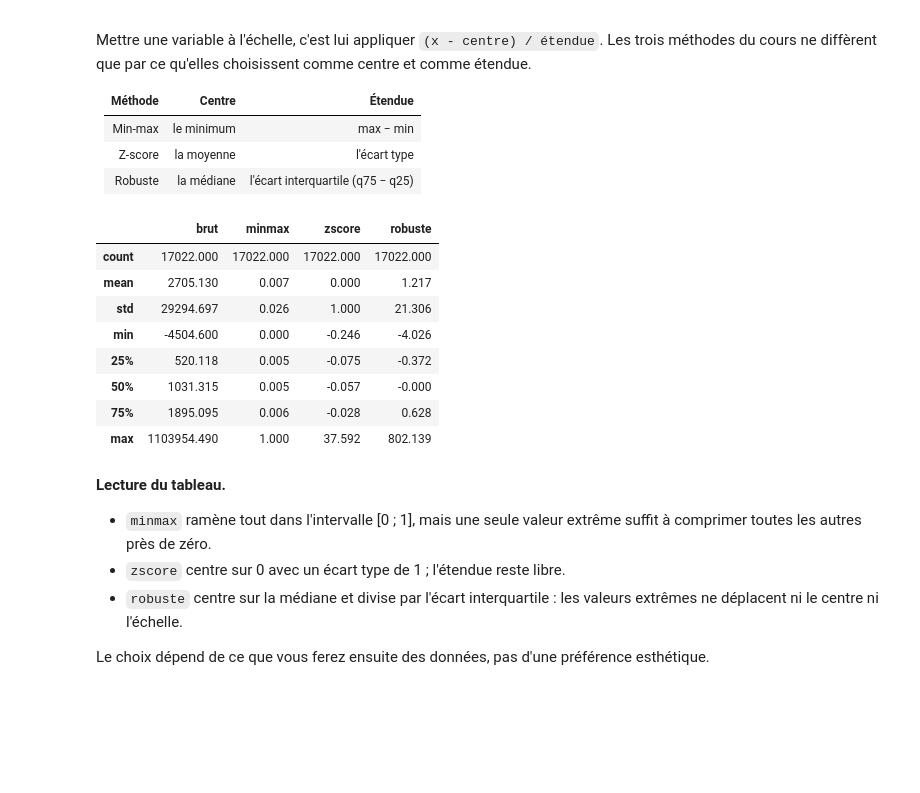
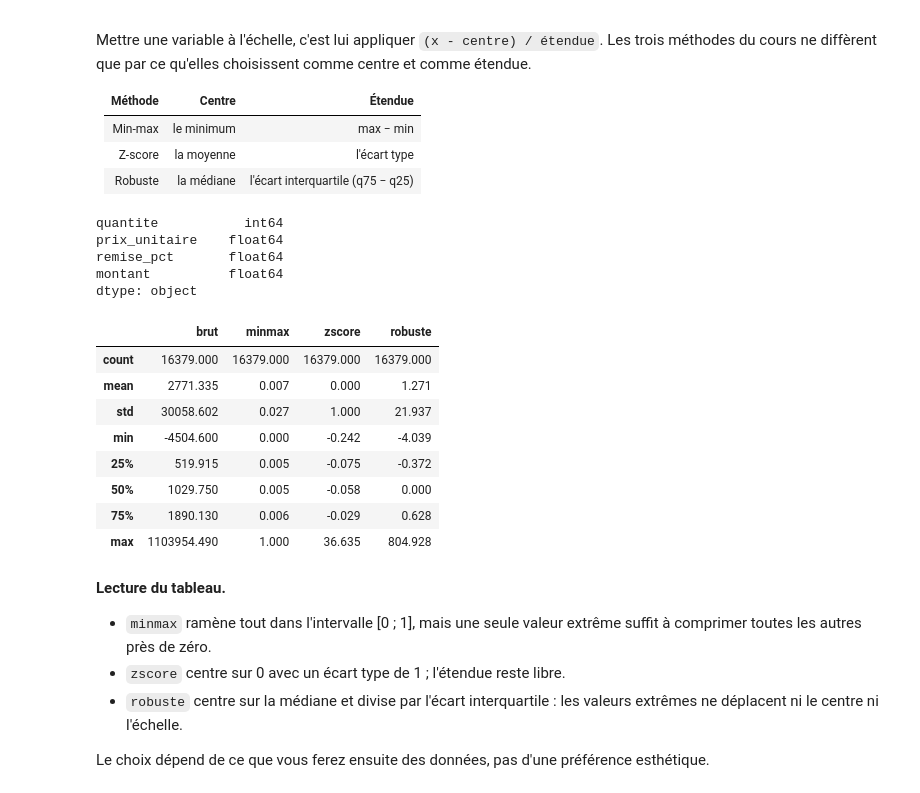
Before and after one commit to saidouibrahim/cour-environnement-pandas-numpy, a Jupyter notebook: notebooks/04_transformation_encodage.ipynb, the cells around one changed output. Drawn from its saved outputs; the diff is of its cells as text; code cells hidden in the pictures; blank space fills up the shorter version.

```diff
--- a/notebooks/04_transformation_encodage.ipynb
+++ b/notebooks/04_transformation_encodage.ipynb
@@ -129,28 +127,42 @@ méthodes du cours ne diffèrent que par ce qu'elles choisissent comme centre et
 | Z-score | la moyenne | l'écart type |
 | Robuste | la médiane | l'écart interquartile (q75 − q25) |
 # %%
+# On crée 'montant' s'il manque (le fichier de la séance 3 ne le contient pas)
+for col in ['quantite', 'prix_unitaire', 'remise_pct']:
+    sales[col] = pd.to_numeric(sales[col], errors='coerce')
+
+# On (re)calcule 'montant' à partir des colonnes numériques
+sales['montant'] = sales['quantite'] * sales['prix_unitaire']
+
+print(sales[['quantite', 'prix_unitaire', 'remise_pct', 'montant']].dtypes)
+
 amount = sales['montant'].dropna()
 
 # Les trois formules, écrites directement. Aucune bibliothèque nouvelle.
 minmax = (amount - amount.min()) / (amount.max() - amount.min())
 zscore = (amount - amount.mean()) / amount.std()
 
 q25, q75 = amount.quantile([0.25, 0.75])
 robuste = (amount - amount.median()) / (q75 - q25)
 
 scaled = pd.DataFrame({'brut': amount, 'minmax': minmax,
                        'zscore': zscore, 'robuste': robuste})
 scaled.describe().round(3)
 # %% [output]
+quantite           int64
+prix_unitaire    float64
+remise_pct       float64
+montant          float64
+dtype: object
 |  | brut | minmax | zscore | robuste |
-| count | 17022.000 | 17022.000 | 17022.000 | 17022.000 |
-| mean | 2705.130 | 0.007 | 0.000 | 1.217 |
-| std | 29294.697 | 0.026 | 1.000 | 21.306 |
-| min | -4504.600 | 0.000 | -0.246 | -4.026 |
-| 25% | 520.118 | 0.005 | -0.075 | -0.372 |
-| 50% | 1031.315 | 0.005 | -0.057 | -0.000 |
-| 75% | 1895.095 | 0.006 | -0.028 | 0.628 |
-| max | 1103954.490 | 1.000 | 37.592 | 802.139 |
+| count | 16379.000 | 16379.000 | 16379.000 | 16379.000 |
+| mean | 2771.335 | 0.007 | 0.000 | 1.271 |
+| std | 30058.602 | 0.027 | 1.000 | 21.937 |
+| min | -4504.600 | 0.000 | -0.242 | -4.039 |
+| 25% | 519.915 | 0.005 | -0.075 | -0.372 |
+| 50% | 1029.750 | 0.005 | -0.058 | 0.000 |
+| 75% | 1890.130 | 0.006 | -0.029 | 0.628 |
+| max | 1103954.490 | 1.000 | 36.635 | 804.928 |
 # %% [markdown]
 **Lecture du tableau.**
 
```
Also changed, not shown: parts of 14 cells of this notebook, 7 other files.
